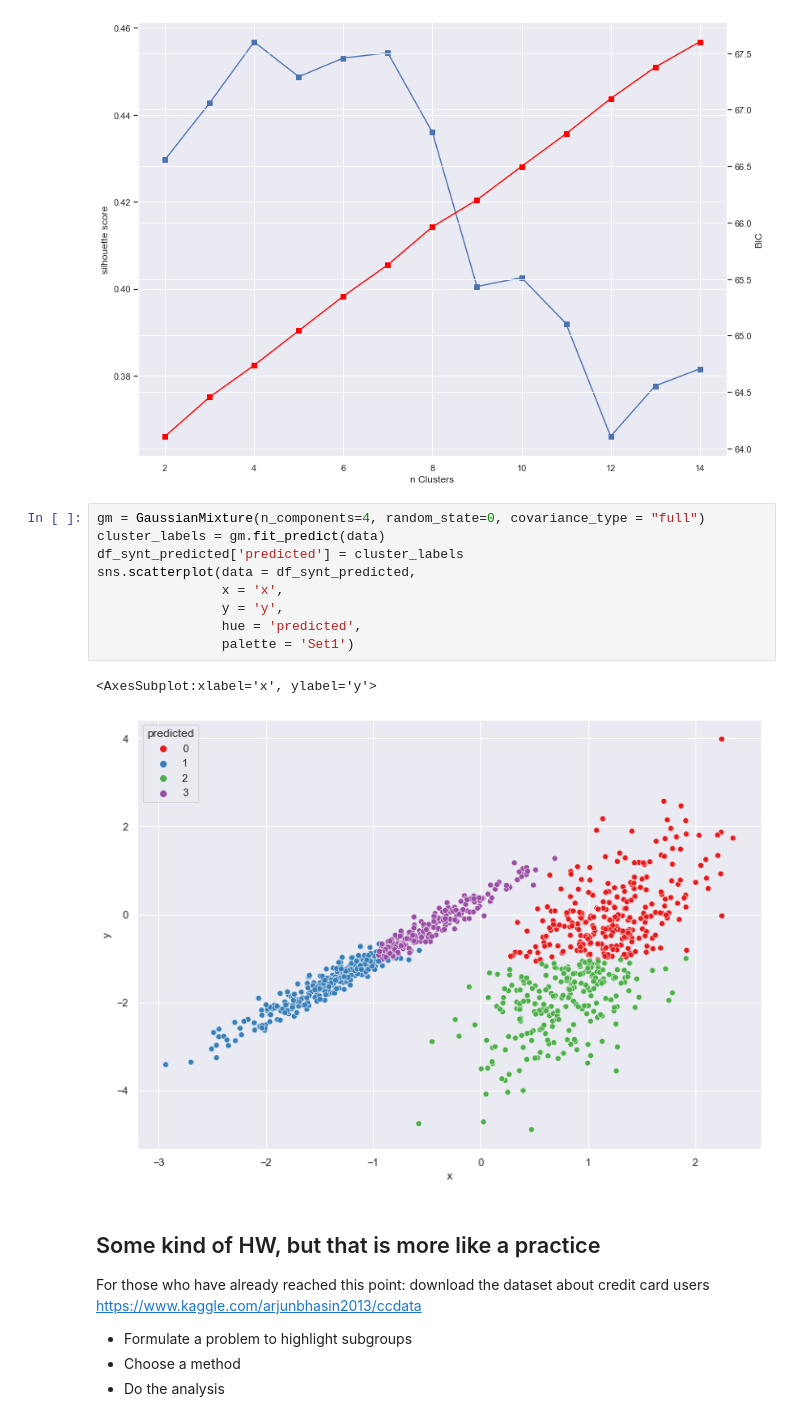
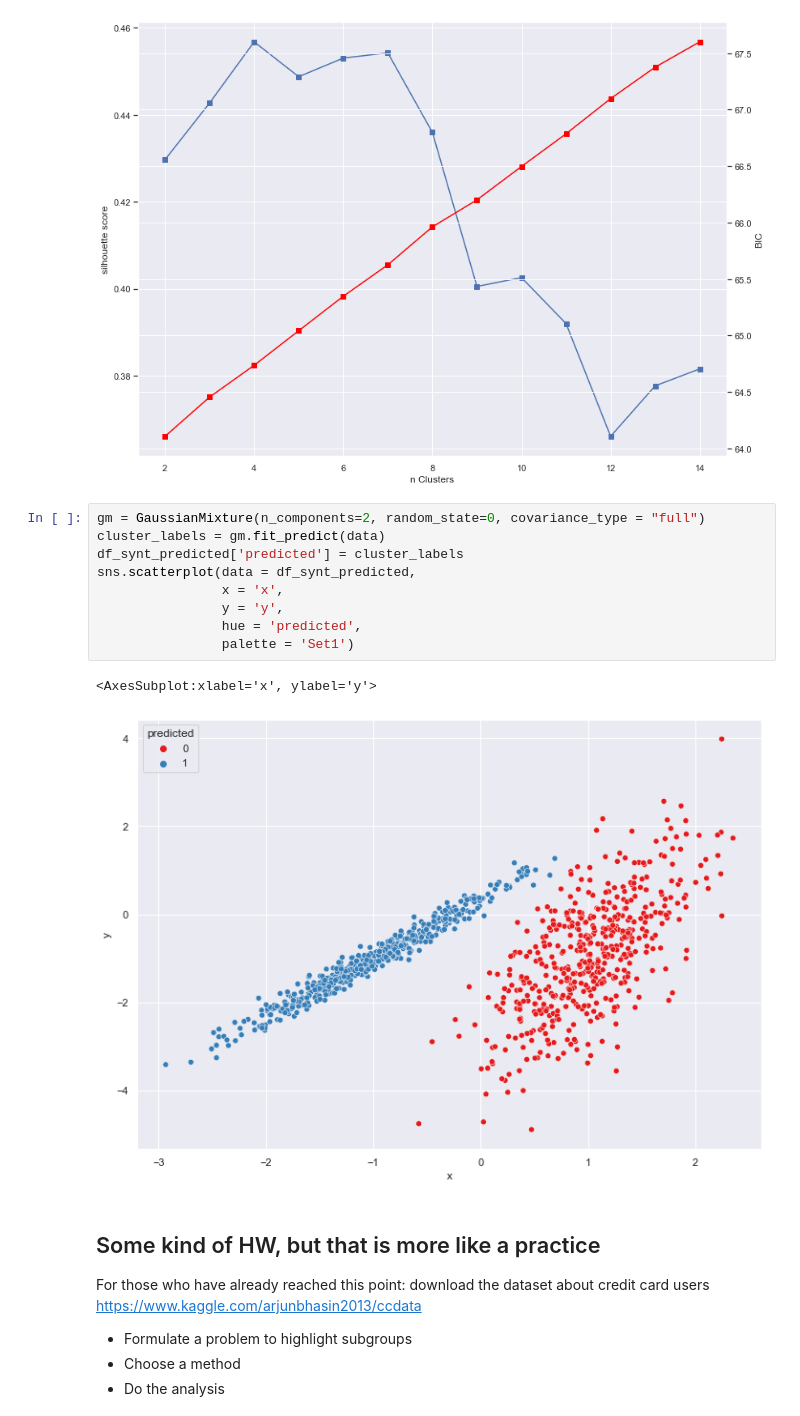
Before and after one commit to vvseva/DS_DAPS, a Jupyter notebook: 3-lab/clusters-intro.ipynb, the cells around one changed output. Cells and saved outputs as stored; diff of their text form.

```diff
--- a/3-lab/clusters-intro.ipynb
+++ b/3-lab/clusters-intro.ipynb
@@ -559,17 +593,17 @@ plt.show()
 # %% [output]
 [figure]
 # %%
-gm = GaussianMixture(n_components=4, random_state=0, covariance_type = "full")
+gm = GaussianMixture(n_components=2, random_state=0, covariance_type = "full")
 cluster_labels = gm.fit_predict(data)
 df_synt_predicted['predicted'] = cluster_labels
 sns.scatterplot(data = df_synt_predicted,
                 x = 'x',
                 y = 'y',
                 hue = 'predicted',
                 palette = 'Set1')
 # %% [output]
 <AxesSubplot:xlabel='x', ylabel='y'>
-[figure, old version]
+[figure, new version]
 # %% [markdown]
 ## Some kind of HW, but that is more like a practice
 
```
Also changed, not shown: parts of 19 cells of this notebook, 2 other files.
